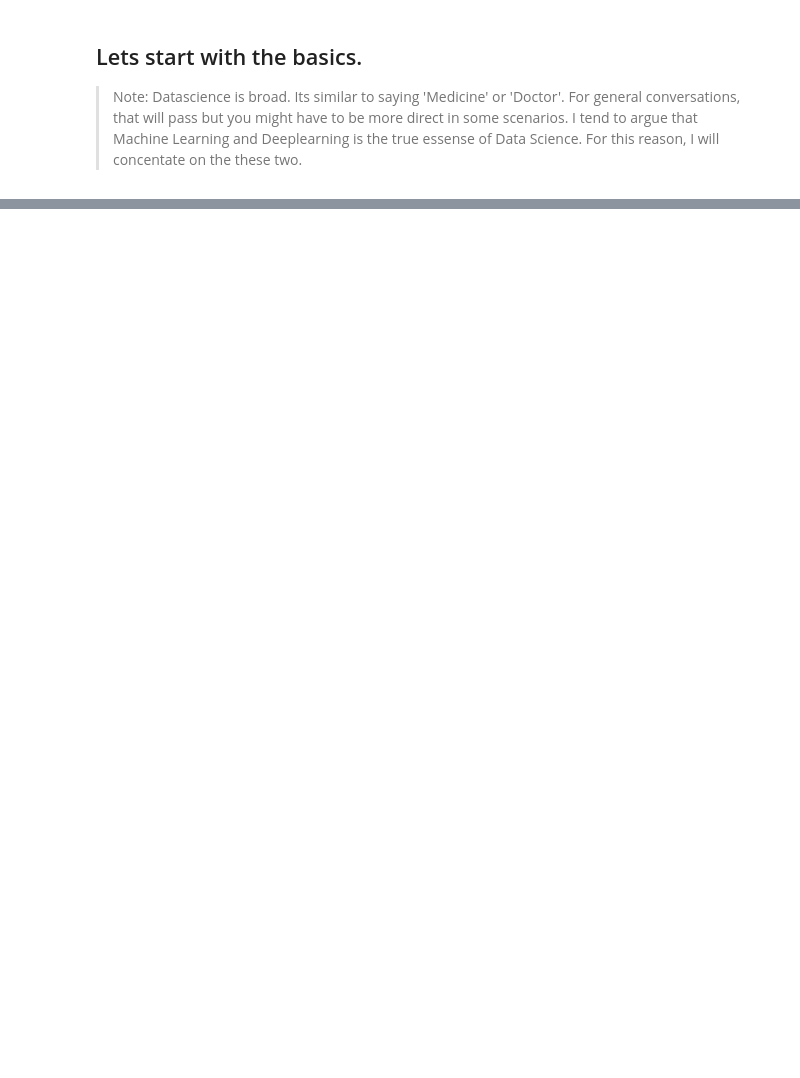
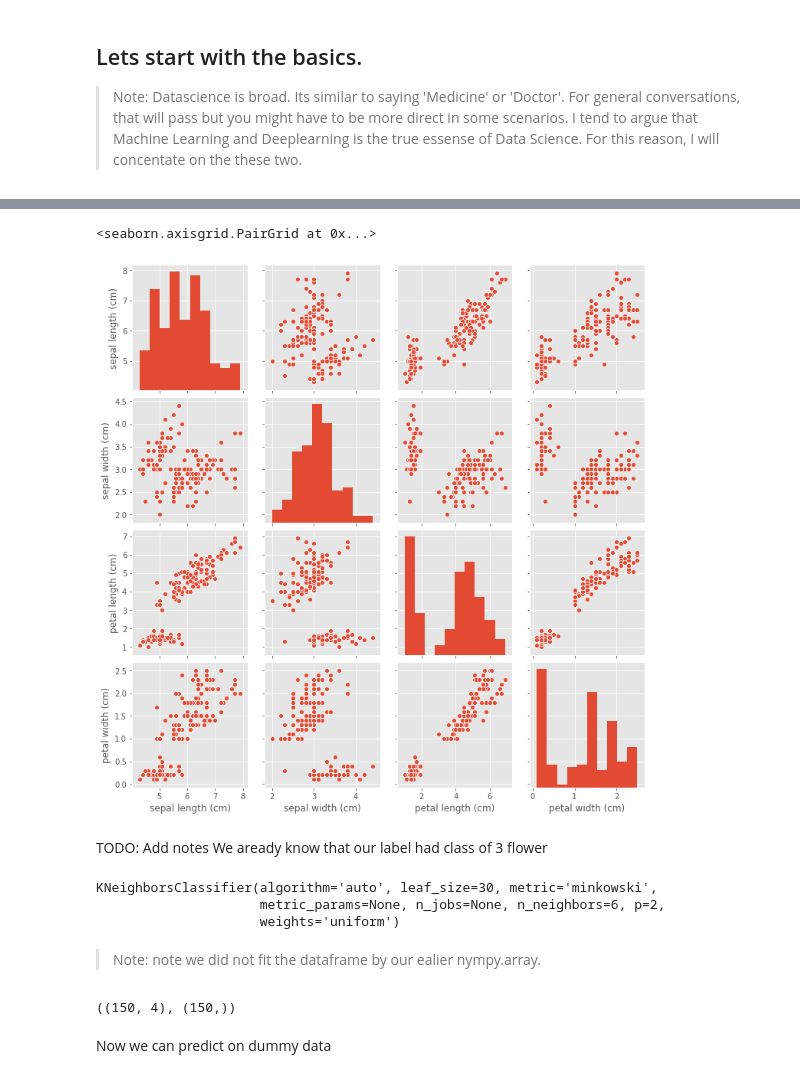
Before and after one commit to MacLawry/fastblog, a Jupyter notebook: _notebooks/2021-01-19-Level_1_enjoying the landscape.ipynb, the cells around one changed output, grey strips where cells are left out. Drawn from its saved outputs; the diff is of its cells as text; code cells hidden in the pictures; blank space fills up the shorter version.

```diff
--- a/_notebooks/2021-01-19-Level_1_enjoying the landscape.ipynb
+++ b/_notebooks/2021-01-19-Level_1_enjoying the landscape.ipynb
@@ -17,0 +112,27 @@ Others know this to be true, it has been said many times before, 'Just start'. T
+# %%
+sns.pairplot(df)
+# %% [output]
+<seaborn.axisgrid.PairGrid at 0x...>
+[figure, added]
+# %% [markdown]
+TODO: Add notes We aready know that our label had class of 3 flower
+# %%
+# apply knn
+
+from sklearn.neighbors import KNeighborsClassifier
+
+knn = KNeighborsClassifier(n_neighbors = 6)
+
+knn.fit(iris.data, iris.target)
+# %% [output]
+KNeighborsClassifier(algorithm='auto', leaf_size=30, metric='minkowski',
+                     metric_params=None, n_jobs=None, n_neighbors=6, p=2,
+                     weights='uniform')
+# %% [markdown]
+> Note: note we did not fit the dataframe by our ealier nympy.array.
+# %%
+iris.data.shape, iris.target.shape
+# %% [output]
+((150, 4), (150,))
+# %% [markdown]
+Now we can predict on dummy data
```
Also changed, not shown: parts of 14 cells of this notebook.
